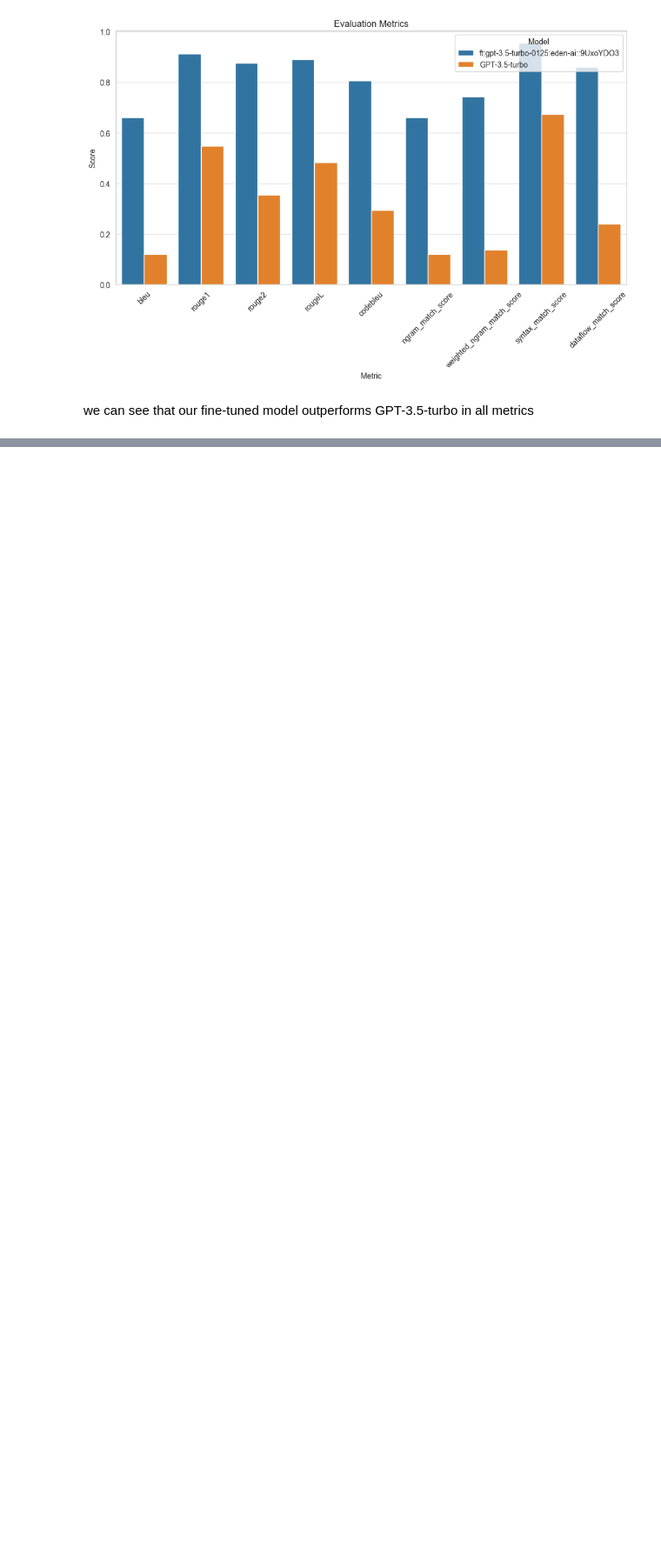
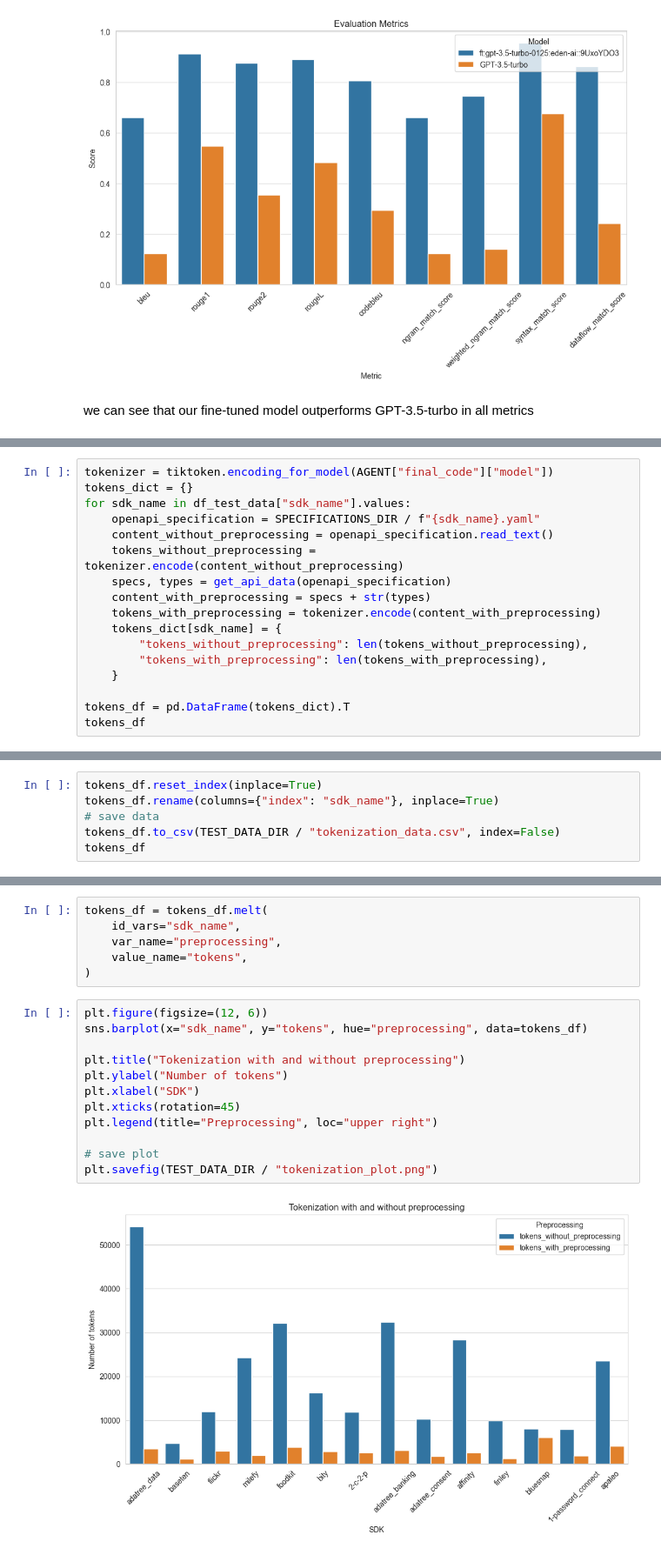
Before and after one commit to lolifmaster/sdk-generator, a Jupyter notebook: evaluation.ipynb, the cells around one changed output, grey strips where cells are left out. Shown at 87% size. Cells and saved outputs as stored; diff of their text form; blank space fills up the shorter version.

Commit message:
evaluate the preprocessing reducing capability

```diff
--- a/evaluation.ipynb
+++ b/evaluation.ipynb
@@ -535,0 +541,17 @@ we can see that our fine-tuned model outperforms GPT-3.5-turbo in all metrics
+# %%
+tokenizer = tiktoken.encoding_for_model(AGENT["final_code"]["model"])
+tokens_dict = {}
+for sdk_name in df_test_data["sdk_name"].values:
+    openapi_specification = SPECIFICATIONS_DIR / f"{sdk_name}.yaml"
+    content_without_preprocessing = openapi_specification.read_text()
+    tokens_without_preprocessing = tokenizer.encode(content_without_preprocessing)
+    specs, types = get_api_data(openapi_specification)
+    content_with_preprocessing = specs + str(types)
+    tokens_with_preprocessing = tokenizer.encode(content_with_preprocessing)
+    tokens_dict[sdk_name] = {
+        "tokens_without_preprocessing": len(tokens_without_preprocessing),
+        "tokens_with_preprocessing": len(tokens_with_preprocessing),
+    }
+
+tokens_df = pd.DataFrame(tokens_dict).T
+tokens_df
@@ -535,0 +576,6 @@ we can see that our fine-tuned model outperforms GPT-3.5-turbo in all metrics
+# %%
+tokens_df.reset_index(inplace=True)
+tokens_df.rename(columns={"index": "sdk_name"}, inplace=True)
+# save data
+tokens_df.to_csv(TEST_DATA_DIR / "tokenization_data.csv", index=False)
+tokens_df
@@ -535,0 +598,20 @@ we can see that our fine-tuned model outperforms GPT-3.5-turbo in all metrics
+# %%
+tokens_df = tokens_df.melt(
+    id_vars="sdk_name",
+    var_name="preprocessing",
+    value_name="tokens",
+)
+# %%
+plt.figure(figsize=(12, 6))
+sns.barplot(x="sdk_name", y="tokens", hue="preprocessing", data=tokens_df)
+
+plt.title("Tokenization with and without preprocessing")
+plt.ylabel("Number of tokens")
+plt.xlabel("SDK")
+plt.xticks(rotation=45)
+plt.legend(title="Preprocessing", loc="upper right")
+
+# save plot
+plt.savefig(TEST_DATA_DIR / "tokenization_plot.png")
+# %% [output]
+[figure, added]
```
Also changed, not shown: parts of 21 cells of this notebook, 4 other files.
